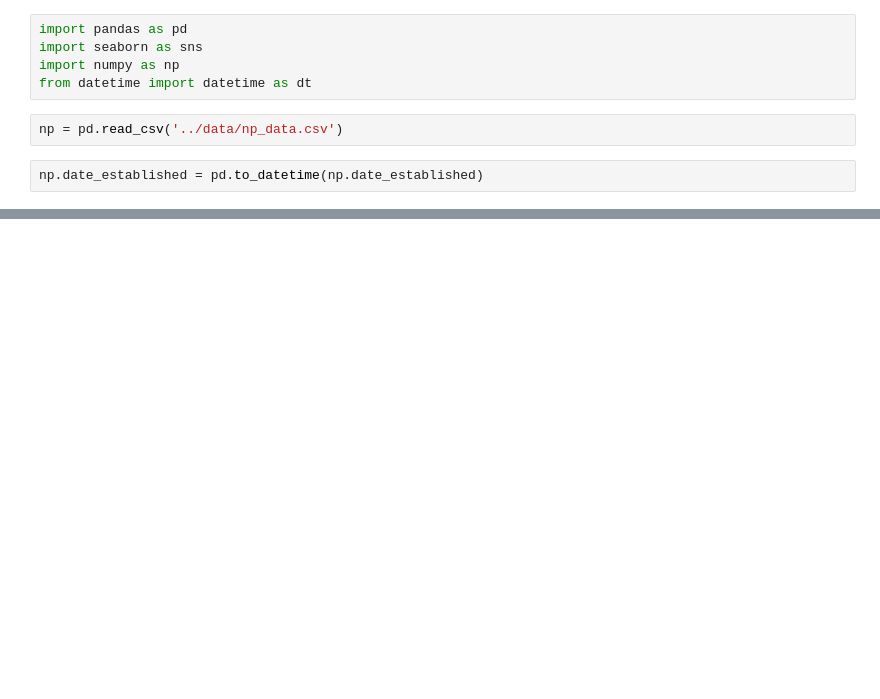
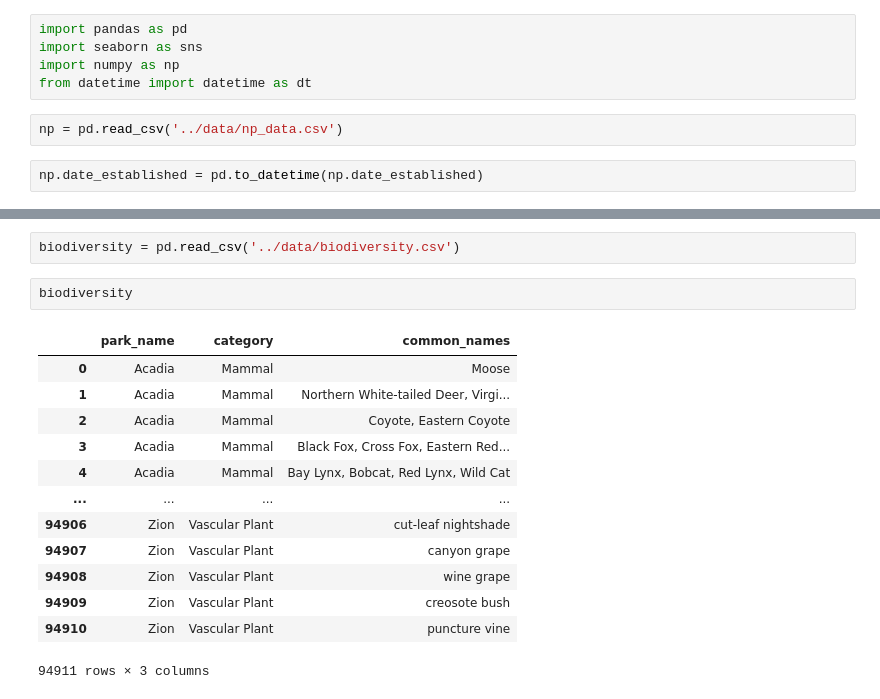
Before and after one commit to jaredjab/Capstone, a Jupyter notebook: scripts/np_eda.ipynb, the cells around one changed output, grey strips where cells are left out. Cells and saved outputs as stored; diff of their text form; blank space fills up the shorter version.

```diff
--- a/scripts/np_eda.ipynb
+++ b/scripts/np_eda.ipynb
@@ -104,0 +81,18 @@ acadia_species
+# %%
+biodiversity = pd.read_csv('../data/biodiversity.csv')
+# %%
+biodiversity
+# %% [output]
+|  | park_name | category | common_names |
+| 0 | Acadia | Mammal | Moose |
+| 1 | Acadia | Mammal | Northern White-tailed Deer, Virgi... |
+| 2 | Acadia | Mammal | Coyote, Eastern Coyote |
+| 3 | Acadia | Mammal | Black Fox, Cross Fox, Eastern Red... |
+| 4 | Acadia | Mammal | Bay Lynx, Bobcat, Red Lynx, Wild Cat |
+| ... | ... | ... | ... |
+| 94906 | Zion | Vascular Plant | cut-leaf nightshade |
+| 94907 | Zion | Vascular Plant | canyon grape |
+| 94908 | Zion | Vascular Plant | wine grape |
+| 94909 | Zion | Vascular Plant | creosote bush |
+| 94910 | Zion | Vascular Plant | puncture vine |
+94911 rows × 3 columns
```
Also changed, not shown: parts of 19 cells of this notebook, 3 other files.
